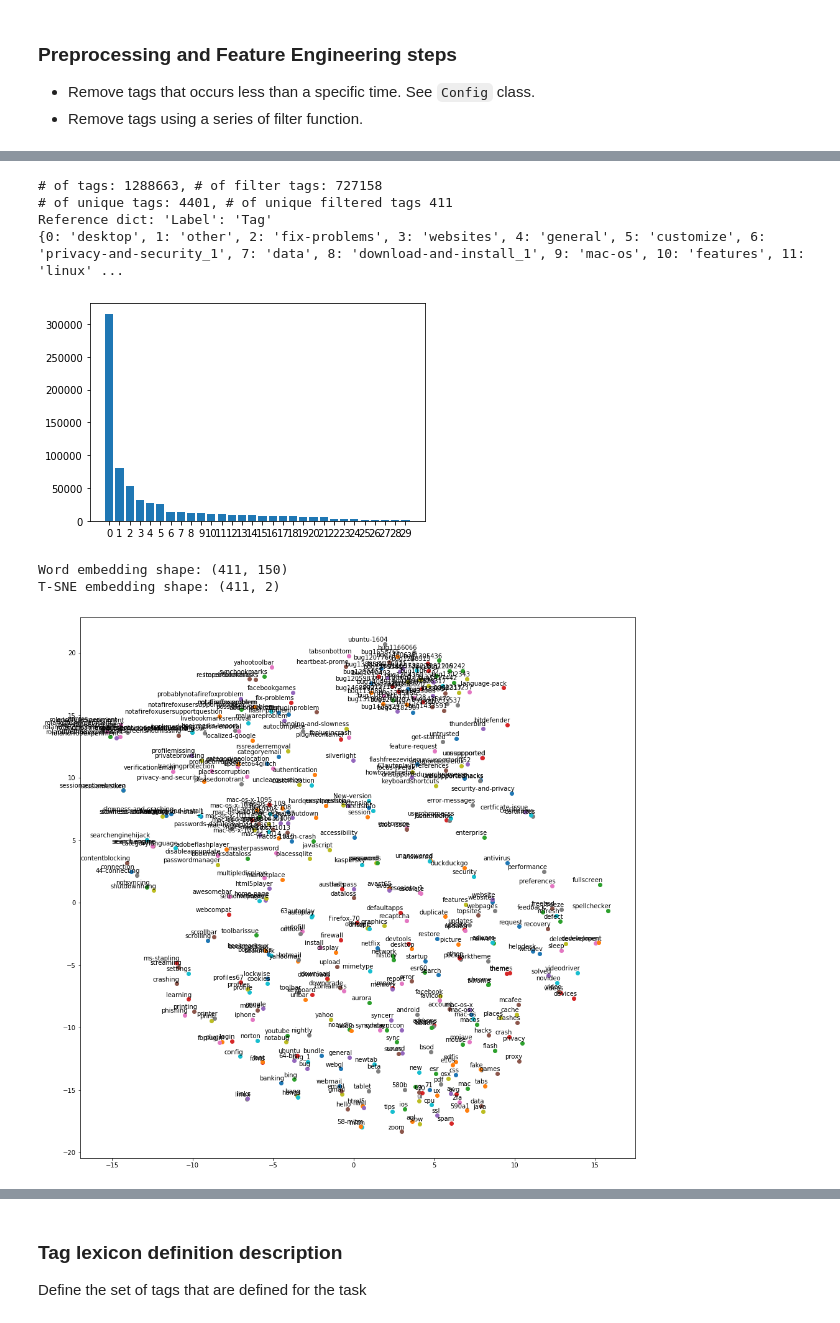
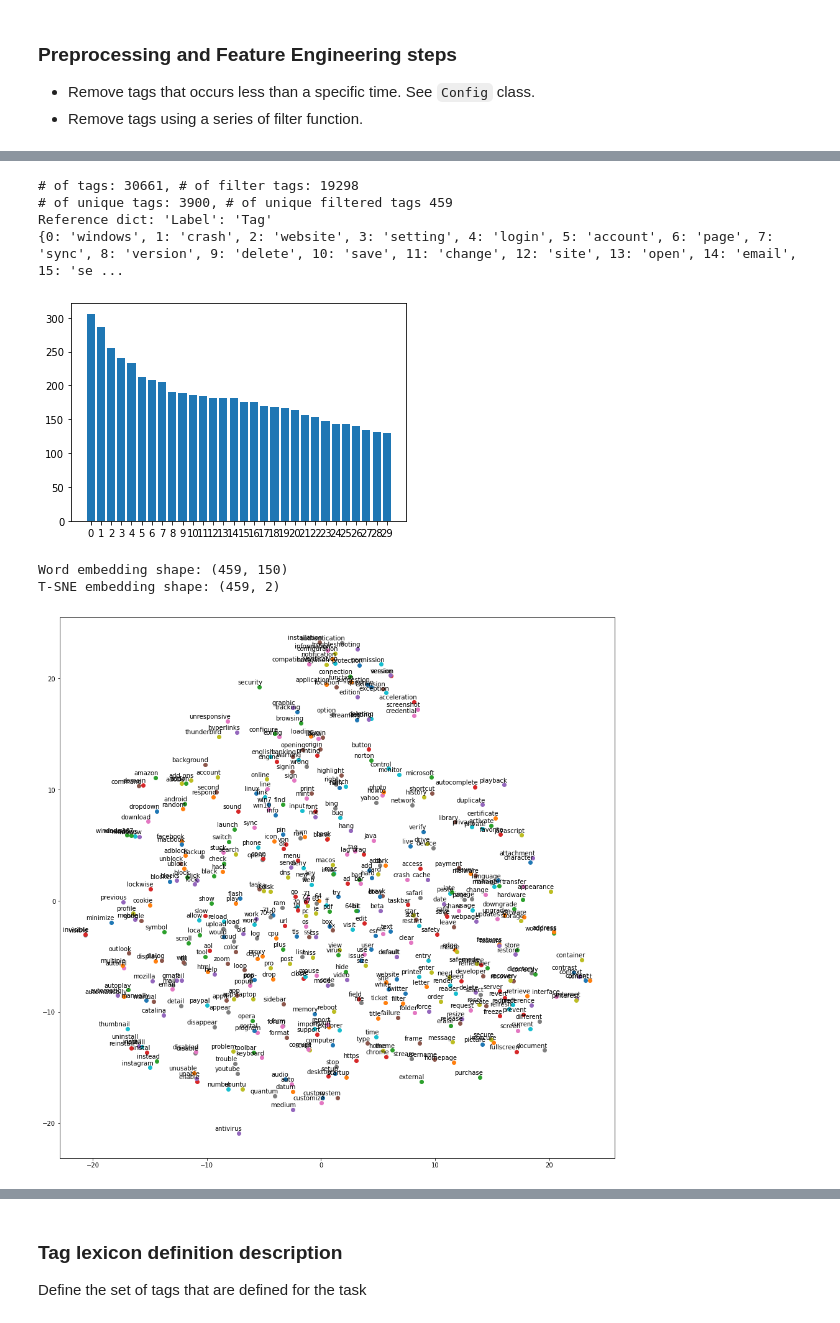
Before and after one commit to mlopatka/CANOSP2020, a Jupyter notebook: notebooks/t-SNE/tsne-similar-tags.ipynb, the cells around one changed output, grey strips where cells are left out. Cells and saved outputs as stored; diff of their text form; code cells hidden in the pictures.

```diff
--- a/notebooks/t-SNE/tsne-similar-tags.ipynb
+++ b/notebooks/t-SNE/tsne-similar-tags.ipynb
@@ -22,14 +40,13 @@ We are using all machine-generated and hand-annoatated tags to generate a t-dist
 - Size of the data being used in this demo.
 # %%
 """code executing the data ingestions steps"""
-from canosp2020.tsne_utils import get_tags
+# fetch all machine-generated and hand-annoatated tags
+# tags = get_tags("../../data/tickets.csv")
+from canosp2020.preprocessing import Preprocess
 
-import chars2vec as c2v
-
-
-# fetch all machine-generated and hand-annoatated tags
-tags = get_tags("../../data/tickets.csv")
-
-# load pre-trained char2vec model
+# # load pre-trained char2vec model
 c2v_model = c2v.load_model("train_fr_150/")
+regular_tags, mturk_tags = get_tags_both_human_and_mturk("../../data/all_annotated_tickets.csv")
+clean_regular_tags = Preprocess.preprocess_tags(regular_tags)
+clean_mturk_tags = Preprocess.preprocess_tags(mturk_tags)
 # %% [output]
@@ -40,18 +70,12 @@ Model and weights loaded successfully train_fr_150/
 - Remove tags that occurs less than a specific <threshold> time. See `Config` class.
 - Remove tags using a series of filter function.
 # %%
-fn_rm_firefox_version_tag = lambda x: re.match(r"^firefox-(.*)", x)
-fn_rm_firefox_tag = lambda x: re.match(r"^firefox", x)
-fn_rm_windows_version_tag = lambda x: re.match(r"^windows-(.*)", x)
-fn_rm_windows_tag = lambda x: re.match(r"^windows", x)
-
 class Config(object):
     """
     Customize config to run the T-SNE model
     """
     def __init__(self):
-        self.threshold = 10 # Minimal number of occurences to be included in the model
-        self.filtered_tags_fn = [fn_rm_firefox_version_tag, fn_rm_firefox_tag, fn_rm_windows_tag, fn_rm_windows_version_tag] # Method apply on each tag to filter stuffs we don't want
+        self.threshold = 0.002 # The top 20 percentile of tags (occurences) will be removed
         self.tsne_n_iter = 2500 # See https://scikit-learn.org/stable/modules/generated/sklearn.manifold.TSNE.html
         self.tsne_perplexity = 40 # See https://scikit-learn.org/stable/modules/generated/sklearn.manifold.TSNE.html
 
@@ -59,29 +90,29 @@ config_01 = Config()
 # %%
 """code performing data cleaning and data preprocessing tasks"""
 import csv
 import itertools
 import matplotlib.pyplot as plt
 import re
 
 from sklearn.manifold import TSNE
 from collections import Counter
-from tsne_utils import build_tsne_embeddings, plot_tsne, cleanup_tags
+# from tsne_utils import build_tsne_embeddings, plot_tsne, cleanup_tags
 
-
-unique_filtered_tags = cleanup_tags(tags, threshold=config_01.threshold, exclude_tags_fn=config_01.filtered_tags_fn or None)
+tags = clean_mturk_tags
+unique_filtered_tags = cleanup_tags(tags, threshold=config_01.threshold, occ_threshold=10)
 # preplexity: we should experiment with value between 5 and 50 to see different results
 # n_components: the input word embeding is a (num_words, 150) 2-D matrix
 # n_iter: number of iterations for optimization, >= 250
 # random_state: seed for random number generator
-tsne_model = TSNE(perplexity=40, n_components=2, init='pca', n_iter=2500, random_state=23)
+tsne_model = TSNE(perplexity=40, n_components=2, init='pca', n_iter=2500)
 tsne_embeddings = build_tsne_embeddings(unique_filtered_tags, c2v_model=c2v_model, tsne_model=tsne_model)
 plot_tsne(tsne_embeddings, unique_filtered_tags)
 # %% [output]
-# of tags: 1288663, # of filter tags: 727158
-# of unique tags: 4401, # of unique filtered tags 411
+# of tags: 30661, # of filter tags: 19298
+# of unique tags: 3900, # of unique filtered tags 459
 Reference dict: 'Label': 'Tag'
-{0: 'desktop', 1: 'other', 2: 'fix-problems', 3: 'websites', 4: 'general', 5: 'customize', 6: 'privacy-and-security_1', 7: 'data', 8: 'download-and-install_1', 9: 'mac-os', 10: 'features', 11: 'linux' ...
+{0: 'windows', 1: 'crash', 2: 'website', 3: 'setting', 4: 'login', 5: 'account', 6: 'page', 7: 'sync', 8: 'version', 9: 'delete', 10: 'save', 11: 'change', 12: 'site', 13: 'open', 14: 'email', 15: 'se ...
-[figure, old version]
+[figure, new version]
-Word embedding shape: (411, 150)
-T-SNE embedding shape: (411, 2)
+Word embedding shape: (459, 150)
+T-SNE embedding shape: (459, 2)
-[figure, old version]
+[figure, new version]
```
Also changed, not shown: parts of 18 cells of this notebook, 1 other file.
